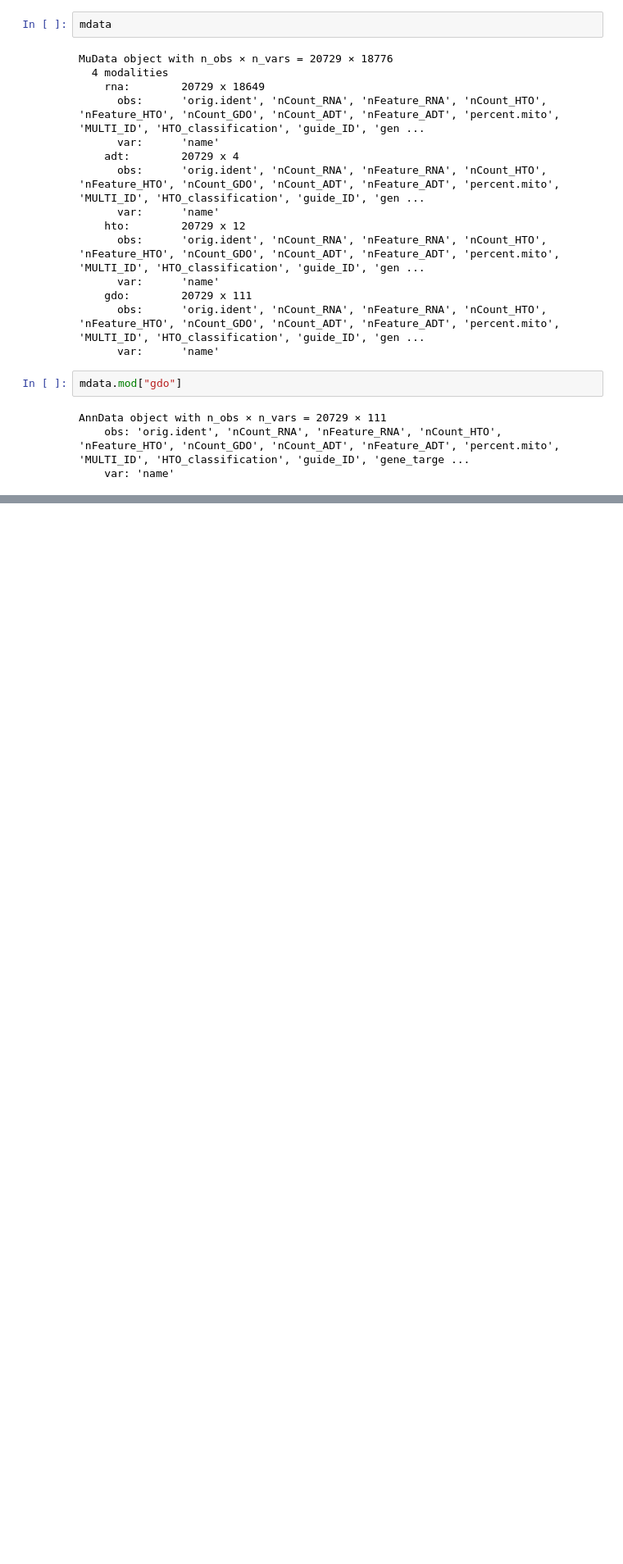
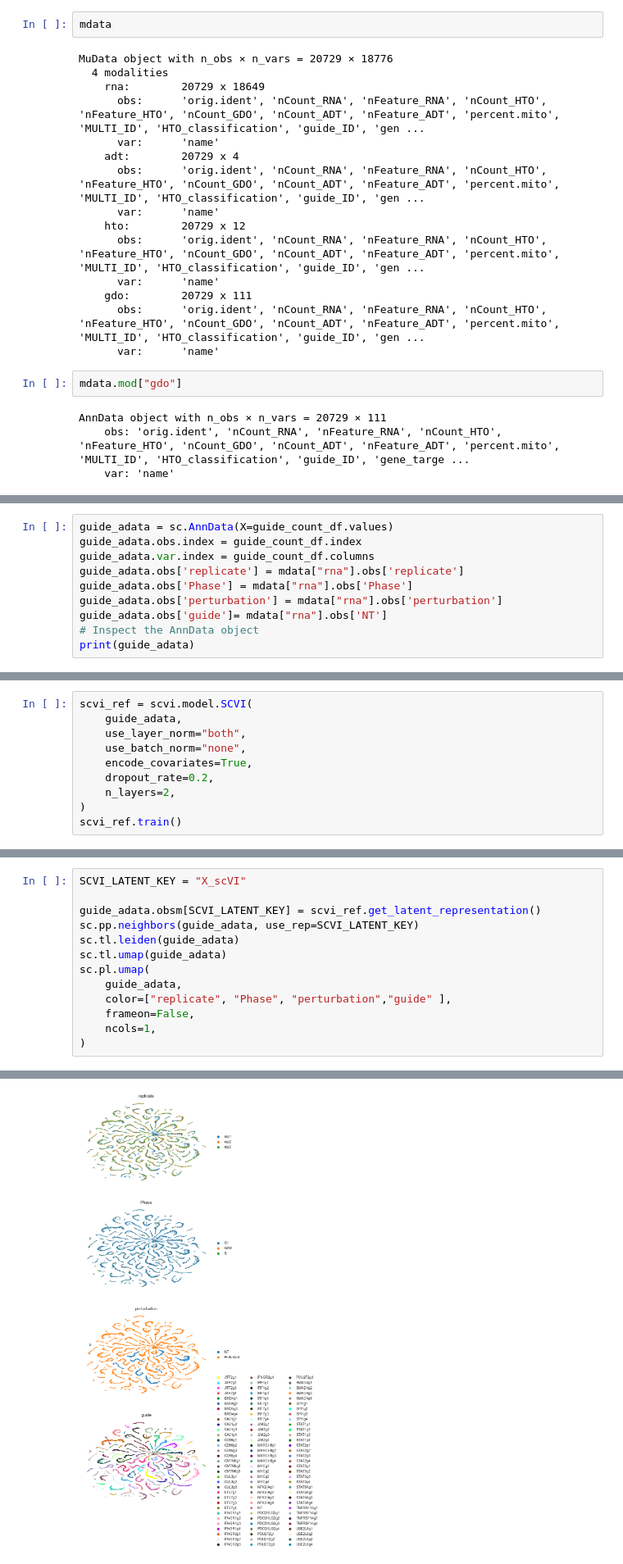
Before and after one commit to benayedi/thesis, a Jupyter notebook: guide x cell matrix.ipynb, the cells around one changed output, grey strips where cells are left out. Shown at 82% size. Cells and saved outputs as stored; diff of their text form; blank space fills up the shorter version.

```diff
--- a/guide x cell matrix.ipynb
+++ b/guide x cell matrix.ipynb
@@ -85,3 +70,13 @@ l8_TTTGTCATCACGCATA   1.0    1.0
 l8_TTTGTCATCTGTACGA   1.0    1.0
 
 [20729 rows x 111 columns]
+# %%
+guide_adata = sc.AnnData(X=guide_count_df.values)
+guide_adata.obs.index = guide_count_df.index
+guide_adata.var.index = guide_count_df.columns
+guide_adata.obs['replicate'] = mdata["rna"].obs['replicate']
+guide_adata.obs['Phase'] = mdata["rna"].obs['Phase']
+guide_adata.obs['perturbation'] = mdata["rna"].obs['perturbation']
+guide_adata.obs['guide']= mdata["rna"].obs['NT']
+# Inspect the AnnData object
+print(guide_adata)
@@ -87,0 +88,10 @@ l8_TTTGTCATCTGTACGA   1.0    1.0
+# %%
+scvi_ref = scvi.model.SCVI(
+    guide_adata,
+    use_layer_norm="both",
+    use_batch_norm="none",
+    encode_covariates=True,
+    dropout_rate=0.2,
+    n_layers=2,
+)
+scvi_ref.train()
@@ -87,0 +106,14 @@ l8_TTTGTCATCTGTACGA   1.0    1.0
+# %%
+SCVI_LATENT_KEY = "X_scVI"
+
+guide_adata.obsm[SCVI_LATENT_KEY] = scvi_ref.get_latent_representation()
+sc.pp.neighbors(guide_adata, use_rep=SCVI_LATENT_KEY)
+sc.tl.leiden(guide_adata)
+sc.tl.umap(guide_adata)
+sc.pl.umap(
+    guide_adata,
+    color=["replicate", "Phase", "perturbation","guide" ],
+    frameon=False,
+    ncols=1,
+)
+# %% [output]
@@ -87,0 +122 @@ l8_TTTGTCATCTGTACGA   1.0    1.0
+[figure, added]
```
Also changed, not shown: parts of 9 cells of this notebook, 6 other files.
